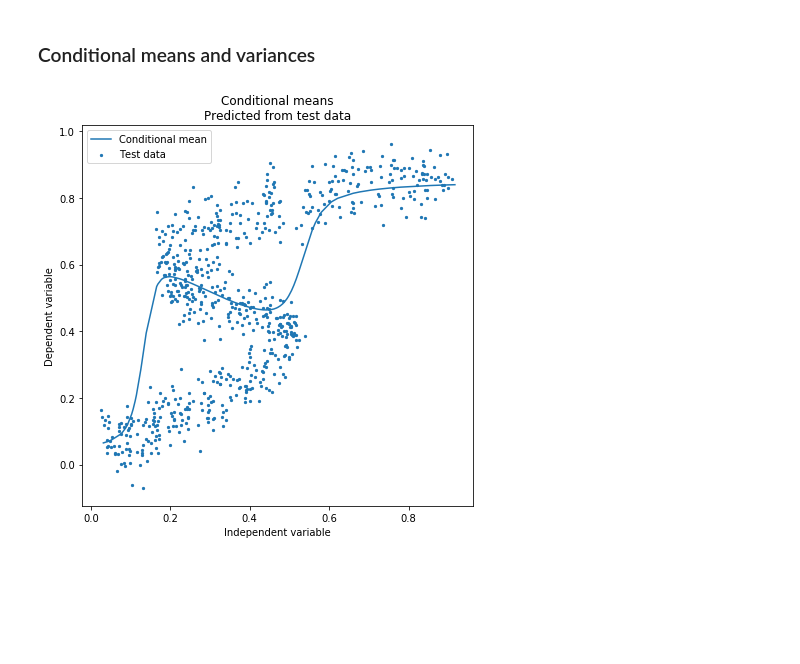
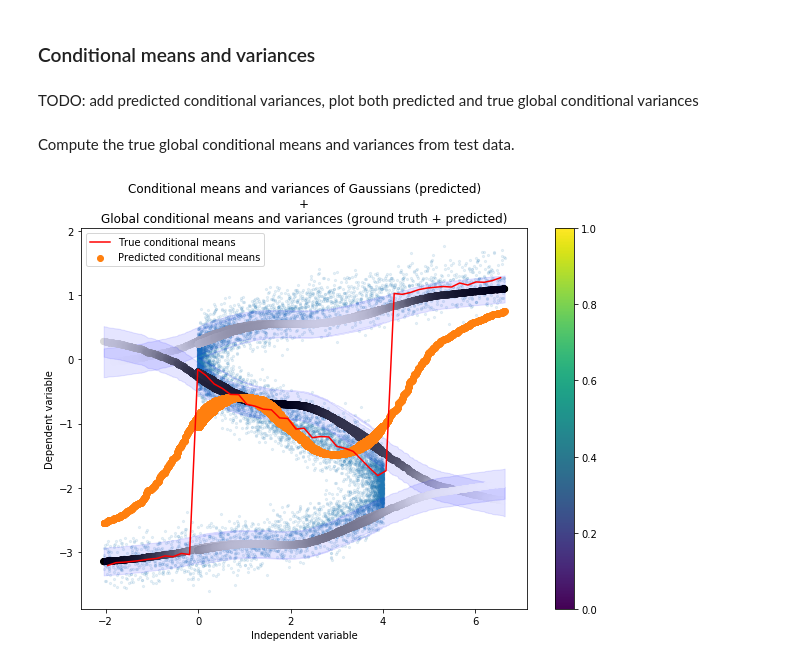
Before and after one commit to zhihanyang2022/bishop1995_notes, a Jupyter notebook: c6_error_functions/conditional_density_estimation_using_gmm_and_nn_demo.ipynb, the cells around one changed output. Saved outputs shown, nothing was run; the diff lists cells and outputs as text; code cells hidden in the pictures; blank space fills up the shorter version.

```diff
--- a/c6_error_functions/conditional_density_estimation_using_gmm_and_nn_demo.ipynb
+++ b/c6_error_functions/conditional_density_estimation_using_gmm_and_nn_demo.ipynb
@@ -260,12 +245,49 @@ plt.show()
 # %% [markdown]
 ### Conditional means and variances
-# %%
-plt.figure(figsize=(7, 7))
-plt.scatter(x_train, y_train, s=5, label='Test data')
-plt.plot(x_valid.flatten(), np.sum(means.reshape(180, 3) * mixing_coeffs, axis=1), label='Conditional mean')
-plt.xlabel('Independent variable'); plt.ylabel('Dependent variable');
-plt.title('Conditional means\nPredicted from test data')
-plt.legend()
-plt.show()
-# %% [output]
-[figure, removed]
+# %% [markdown]
+TODO: add predicted conditional variances, plot both predicted and true global conditional variances
+# %% [markdown]
+Compute the true global conditional means and variances from test data.
+# %%
+partitions = np.linspace(x_valid.min(), x_valid.max(), 50)
+mid_points = []
+true_cmeans = []
+true_cvars = []
+for i in range(len(partitions) - 1):
+    start, end = partitions[i], partitions[i+1]
+    mid_point = (start + end) / 2
+    idxs = np.where(np.logical_and(x_train >= start, x_train < end))
+    ys = y_train[idxs]
+    mid_points.append(mid_point)
+    true_cmeans.append(np.mean(ys))
+    true_cvars.append(np.var(ys))
+# %%
+plt.figure(figsize=(10, 7))
+
+plt.scatter(x_valid, y_valid, s=5, alpha=0.1)
+
+for i in range(num_components):
+    plt.scatter(
+        x_valid.flatten(),
+        means[:,i],
+        c=mixing_coeffs[:,i],
+        cmap='binary',
+    )
+    plt.fill_between(
+        x_valid.flatten(),
+        means[:,i].flatten() - variances[:,i] ** 0.5,
+        means[:,i].flatten() + variances[:,i] ** 0.5,
+        alpha=0.1,
+        color='blue'
+    )
+
+plt.scatter(x_valid.flatten(), np.sum(means.reshape(len(means), 3) * mixing_coeffs, axis=1), label='Predicted conditional means')
+plt.plot(mid_points, true_cmeans, label='True conditional means', color='red')
+
+plt.xlabel('Independent variable'); plt.ylabel('Dependent variable');
+plt.title('Conditional means and variances of Gaussians (predicted)\n+\nGlobal conditional means and variances (ground truth + predicted)')
+plt.colorbar()
+plt.legend()
+plt.show()
+# %% [output]
+[figure, added]
```
Also changed, not shown: parts of 23 cells of this notebook, 3 other files.
